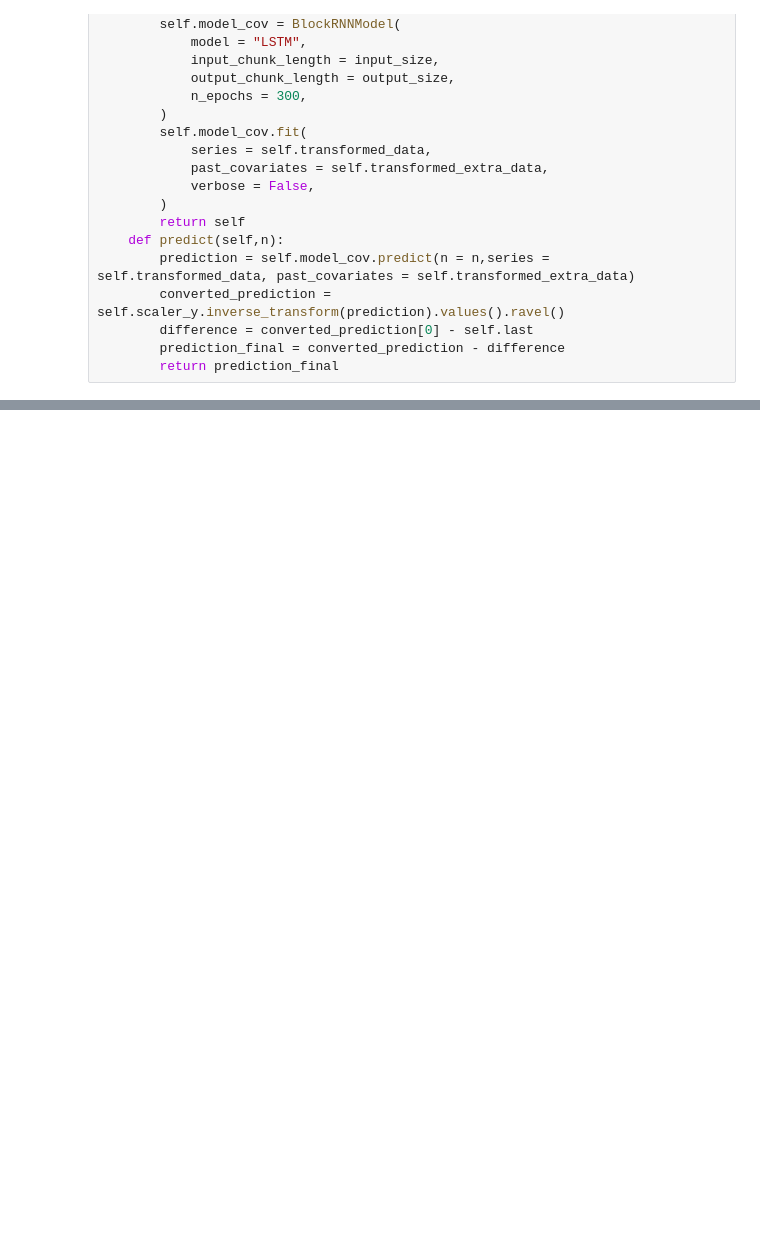
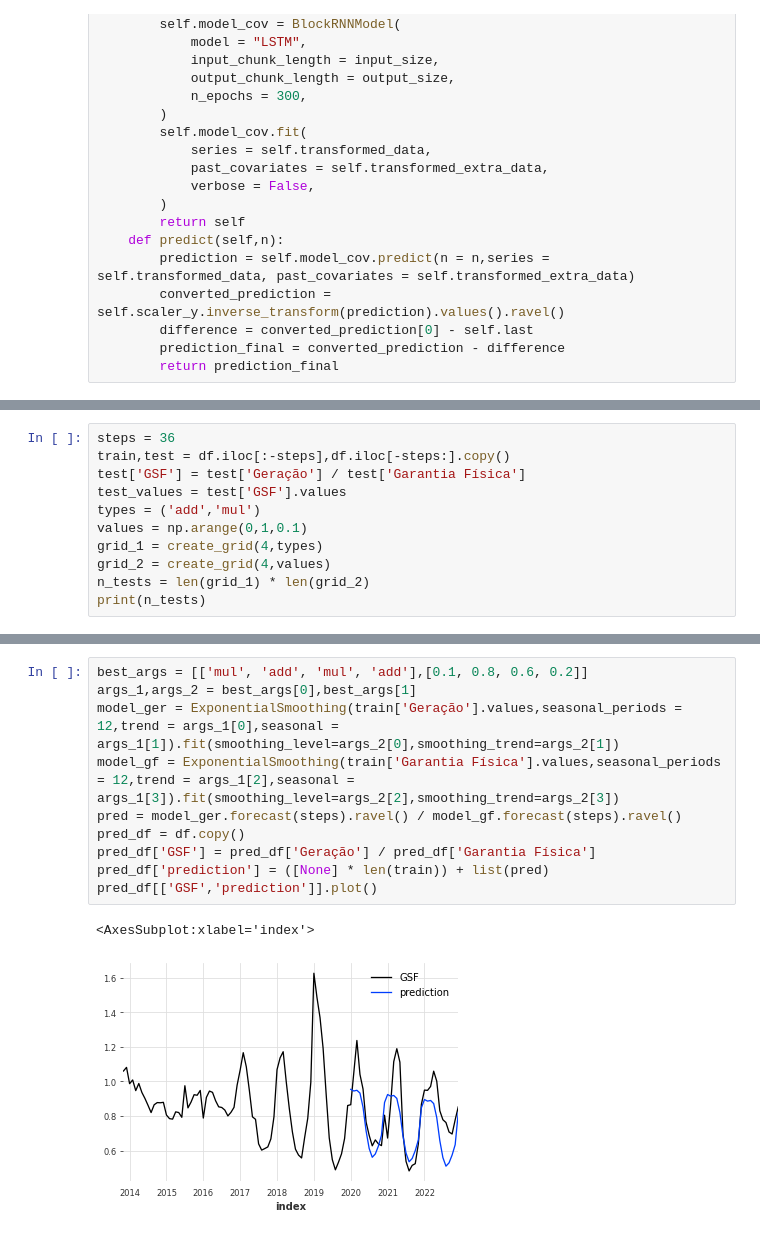
Before and after one commit to aruasouza/CTG, a Jupyter notebook: gsf.ipynb, the cells around one changed output, grey strips where cells are left out. Drawn from its saved outputs; the diff is of its cells as text; blank space fills up the shorter version.

```diff
--- a/gsf.ipynb
+++ b/gsf.ipynb
@@ -85,0 +119,11 @@ HPU available: False, using: 0 HPUs
+# %%
+steps = 36
+train,test = df.iloc[:-steps],df.iloc[-steps:].copy()
+test['GSF'] = test['Geração'] / test['Garantia Física']
+test_values = test['GSF'].values
+types = ('add','mul')
+values = np.arange(0,1,0.1)
+grid_1 = create_grid(4,types)
+grid_2 = create_grid(4,values)
+n_tests = len(grid_1) * len(grid_2)
+print(n_tests)
@@ -85,0 +151,13 @@ HPU available: False, using: 0 HPUs
+# %%
+best_args = [['mul', 'add', 'mul', 'add'],[0.1, 0.8, 0.6, 0.2]]
+args_1,args_2 = best_args[0],best_args[1]
+model_ger = ExponentialSmoothing(train['Geração'].values,seasonal_periods = 12,trend = args_1[0],seasonal = args_1[1]).fit(smoothing_level=args_2[0],smoothing_trend=args_2[1])
+model_gf = ExponentialSmoothing(train['Garantia Física'].values,seasonal_periods = 12,trend = args_1[2],seasonal = args_1[3]).fit(smoothing_level=args_2[2],smoothing_trend=args_2[3])
+pred = model_ger.forecast(steps).ravel() / model_gf.forecast(steps).ravel()
+pred_df = df.copy()
+pred_df['GSF'] = pred_df['Geração'] / pred_df['Garantia Física']
+pred_df['prediction'] = ([None] * len(train)) + list(pred)
+pred_df[['GSF','prediction']].plot()
+# %% [output]
+<AxesSubplot:xlabel='index'>
+[figure, added]
```
Also changed, not shown: parts of 9 cells of this notebook, 2 other files.
